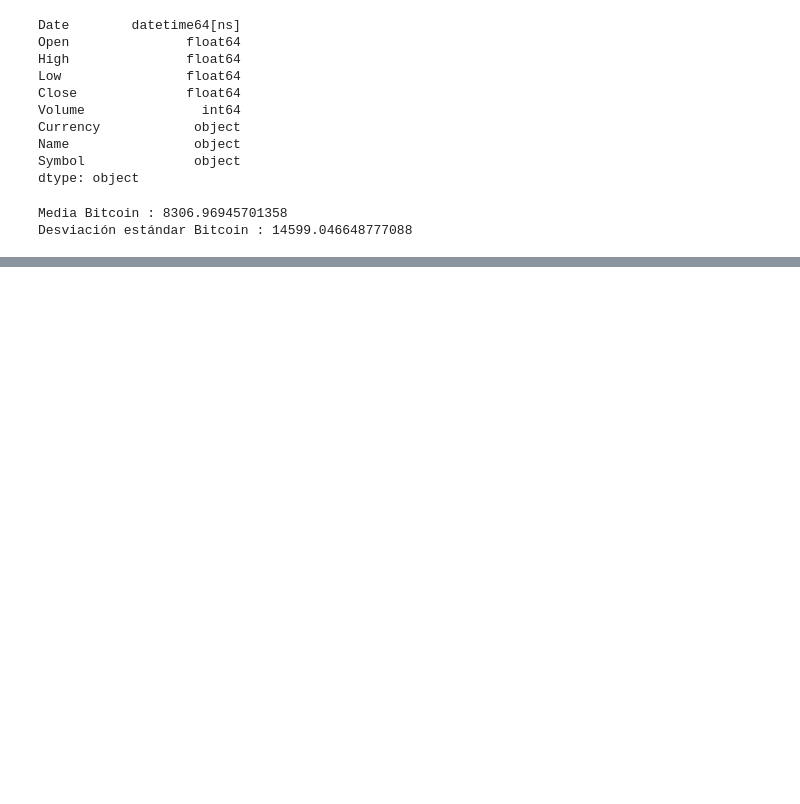
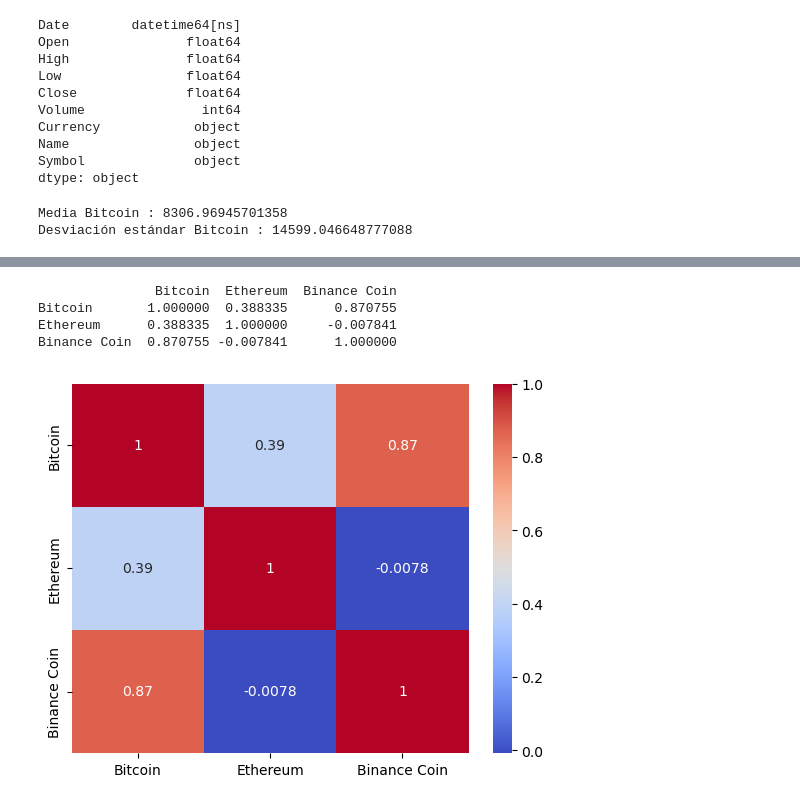
Before and after one commit to angelmpa/proyecto-portafolio, a Jupyter notebook: notebooks/analisis_inicial.ipynb, the cells around one changed output, grey strips where cells are left out. Cells and saved outputs as stored; diff of their text form; code cells hidden in the pictures; blank space fills up the shorter version.

```diff
--- a/notebooks/analisis_inicial.ipynb
+++ b/notebooks/analisis_inicial.ipynb
@@ -576,0 +597,20 @@ Desviación estándar Bitcoin : 14599.046648777088
+# %%
+# Matriz de correlación "High" entre Bitcoin, Ethereum y Binance Coin
+
+# Combinar los datos en un único DataFrame
+crypto = pd.concat ([bitcoin['High'], ethereum['High'], binance['High']], axis = 1)
+crypto.columns = ['Bitcoin', 'Ethereum', 'Binance Coin']
+
+# Calcular la matriz de correlación
+corr_matrix = crypto.corr()
+print(corr_matrix)
+
+# Gráfica de correlación entre Bitcoin, Ethereum y Binance Coin
+sns.heatmap(corr_matrix, annot = True, cmap = 'coolwarm')
+plt.show()
+# %% [output]
+               Bitcoin  Ethereum  Binance Coin
+Bitcoin       1.000000  0.388335      0.870755
+Ethereum      0.388335  1.000000     -0.007841
+Binance Coin  0.870755 -0.007841      1.000000
+[figure, added]
```
Also changed, not shown: parts of 3 cells of this notebook.
